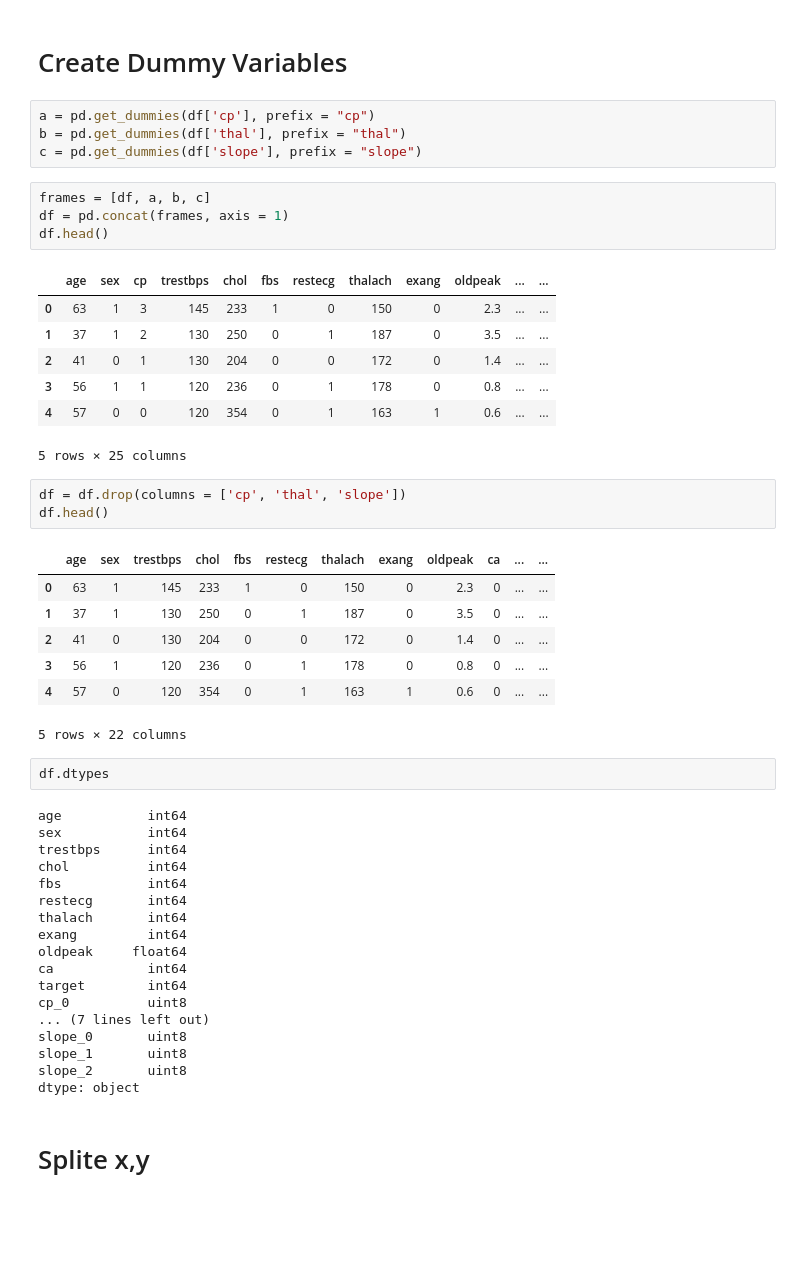
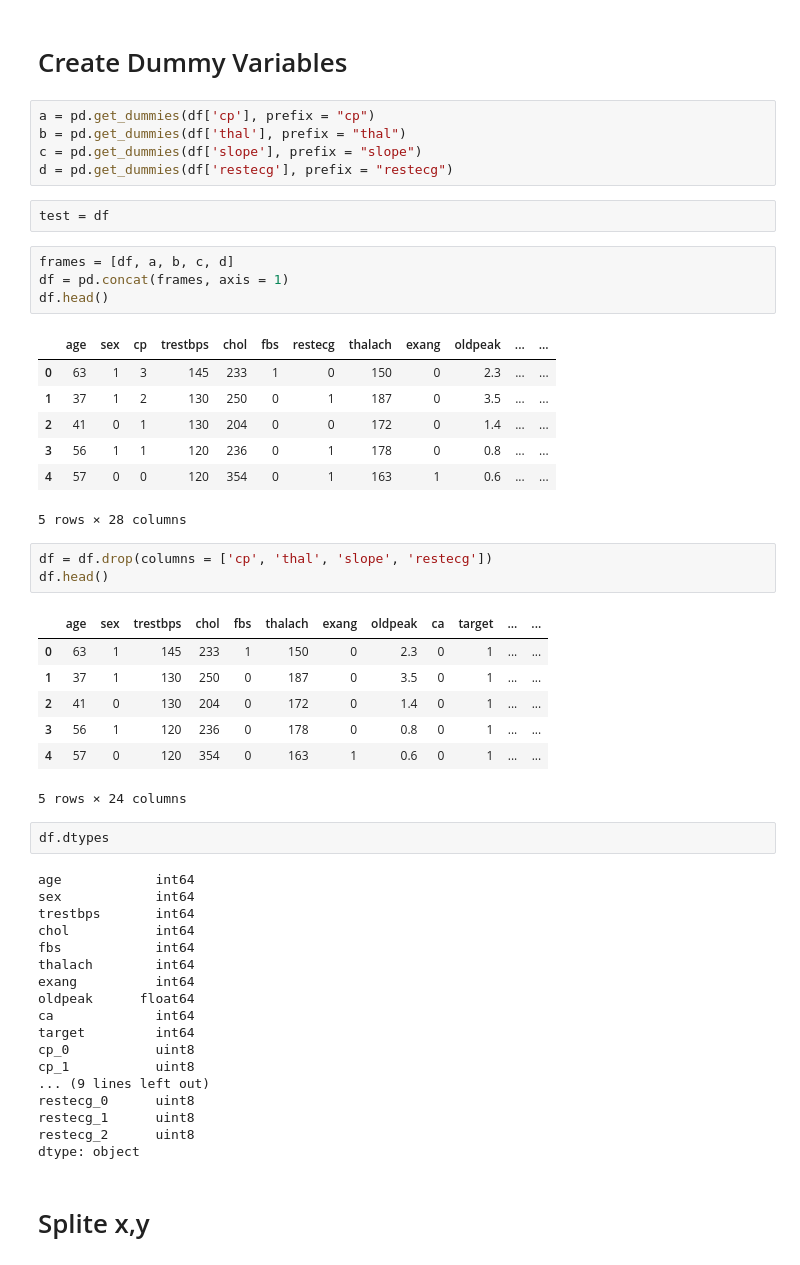
Before and after one commit to lowwilliam/Disease_Prediction, a Jupyter notebook: disease_prediction.ipynb, the cells around one changed output. Drawn from its saved outputs; the diff is of its cells as text; blank space fills up the shorter version.

```diff
--- a/disease_prediction.ipynb
+++ b/disease_prediction.ipynb
@@ -156,8 +156,11 @@ ax2.title.set_text('Age distribution for patients')
 a = pd.get_dummies(df['cp'], prefix = "cp")
 b = pd.get_dummies(df['thal'], prefix = "thal")
 c = pd.get_dummies(df['slope'], prefix = "slope")
+d = pd.get_dummies(df['restecg'], prefix = "restecg")
+# %%
+test = df
 # %%
-frames = [df, a, b, c]
+frames = [df, a, b, c, d]
 df = pd.concat(frames, axis = 1)
 df.head()
 # %% [output]
@@ -167,37 +170,37 @@ df.head()
 | 2 | 41 | 0 | 1 | 130 | 204 | 0 | 0 | 172 | 0 | 1.4 | ... | ... |
 | 3 | 56 | 1 | 1 | 120 | 236 | 0 | 1 | 178 | 0 | 0.8 | ... | ... |
 | 4 | 57 | 0 | 0 | 120 | 354 | 0 | 1 | 163 | 1 | 0.6 | ... | ... |
-5 rows × 25 columns
+5 rows × 28 columns
 # %%
-df = df.drop(columns = ['cp', 'thal', 'slope'])
+df = df.drop(columns = ['cp', 'thal', 'slope', 'restecg'])
 df.head()
 # %% [output]
-|  | age | sex | trestbps | chol | fbs | restecg | thalach | exang | oldpeak | ca | ... | ... |
-| 0 | 63 | 1 | 145 | 233 | 1 | 0 | 150 | 0 | 2.3 | 0 | ... | ... |
-| 1 | 37 | 1 | 130 | 250 | 0 | 1 | 187 | 0 | 3.5 | 0 | ... | ... |
-| 2 | 41 | 0 | 130 | 204 | 0 | 0 | 172 | 0 | 1.4 | 0 | ... | ... |
-| 3 | 56 | 1 | 120 | 236 | 0 | 1 | 178 | 0 | 0.8 | 0 | ... | ... |
-| 4 | 57 | 0 | 120 | 354 | 0 | 1 | 163 | 1 | 0.6 | 0 | ... | ... |
+|  | age | sex | trestbps | chol | fbs | thalach | exang | oldpeak | ca | target | ... | ... |
+| 0 | 63 | 1 | 145 | 233 | 1 | 150 | 0 | 2.3 | 0 | 1 | ... | ... |
+| 1 | 37 | 1 | 130 | 250 | 0 | 187 | 0 | 3.5 | 0 | 1 | ... | ... |
+| 2 | 41 | 0 | 130 | 204 | 0 | 172 | 0 | 1.4 | 0 | 1 | ... | ... |
+| 3 | 56 | 1 | 120 | 236 | 0 | 178 | 0 | 0.8 | 0 | 1 | ... | ... |
+| 4 | 57 | 0 | 120 | 354 | 0 | 163 | 1 | 0.6 | 0 | 1 | ... | ... |
-5 rows × 22 columns
+5 rows × 24 columns
 # %%
 df.dtypes
 # %% [output]
-age           int64
-sex           int64
-trestbps      int64
-chol          int64
-fbs           int64
-restecg       int64
-thalach       int64
-exang         int64
-oldpeak     float64
-ca            int64
-target        int64
-cp_0          uint8
-... (7 lines left out)
-slope_0       uint8
-slope_1       uint8
-slope_2       uint8
+age            int64
+sex            int64
+trestbps       int64
+chol           int64
+fbs            int64
+thalach        int64
+exang          int64
+oldpeak      float64
+ca             int64
+target         int64
+cp_0           uint8
+cp_1           uint8
+... (9 lines left out)
+restecg_0      uint8
+restecg_1      uint8
+restecg_2      uint8
 dtype: object
 # %% [markdown]
 # Splite x,y
```
Also changed, not shown: parts of 6 cells of this notebook.
